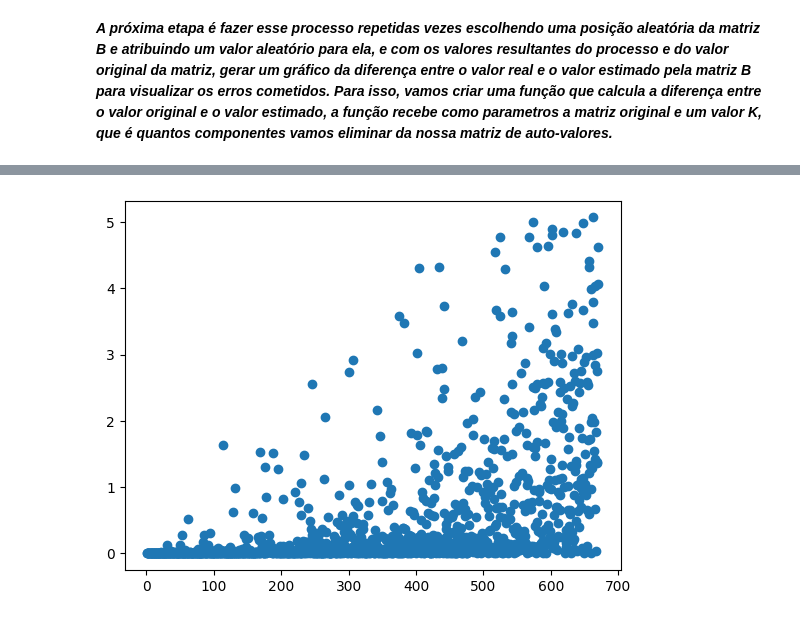
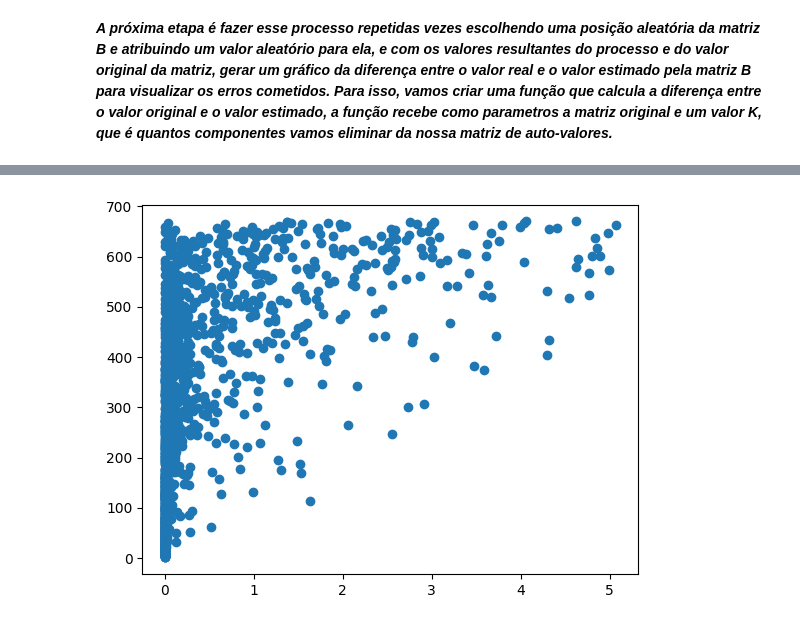
Before and after one commit to WeeeverAlex/Netlfix-Challenge, a Jupyter notebook: netflix.ipynb, the cells around one changed output, grey strips where cells are left out. Drawn from its saved outputs; the diff is of its cells as text; code cells hidden in the pictures.

```diff
--- a/netflix.ipynb
+++ b/netflix.ipynb
@@ -168,9 +168,10 @@ df.to_csv('margem_de_erros.csv', index=False)
 670 4.618377303030346
 # %%
 #criar um scatter plot com os valores de k e erro
-
+import pandas as pd
+df = pd.read_csv('margem_de_erros.csv')
 import matplotlib.pyplot as plt
-plt.scatter(df['k'], df['margem_erro'])
+plt.scatter(df['margem_erro'], df['k'])
 plt.show()
 # %% [output]
-[figure, old version]
+[figure, new version]
```
